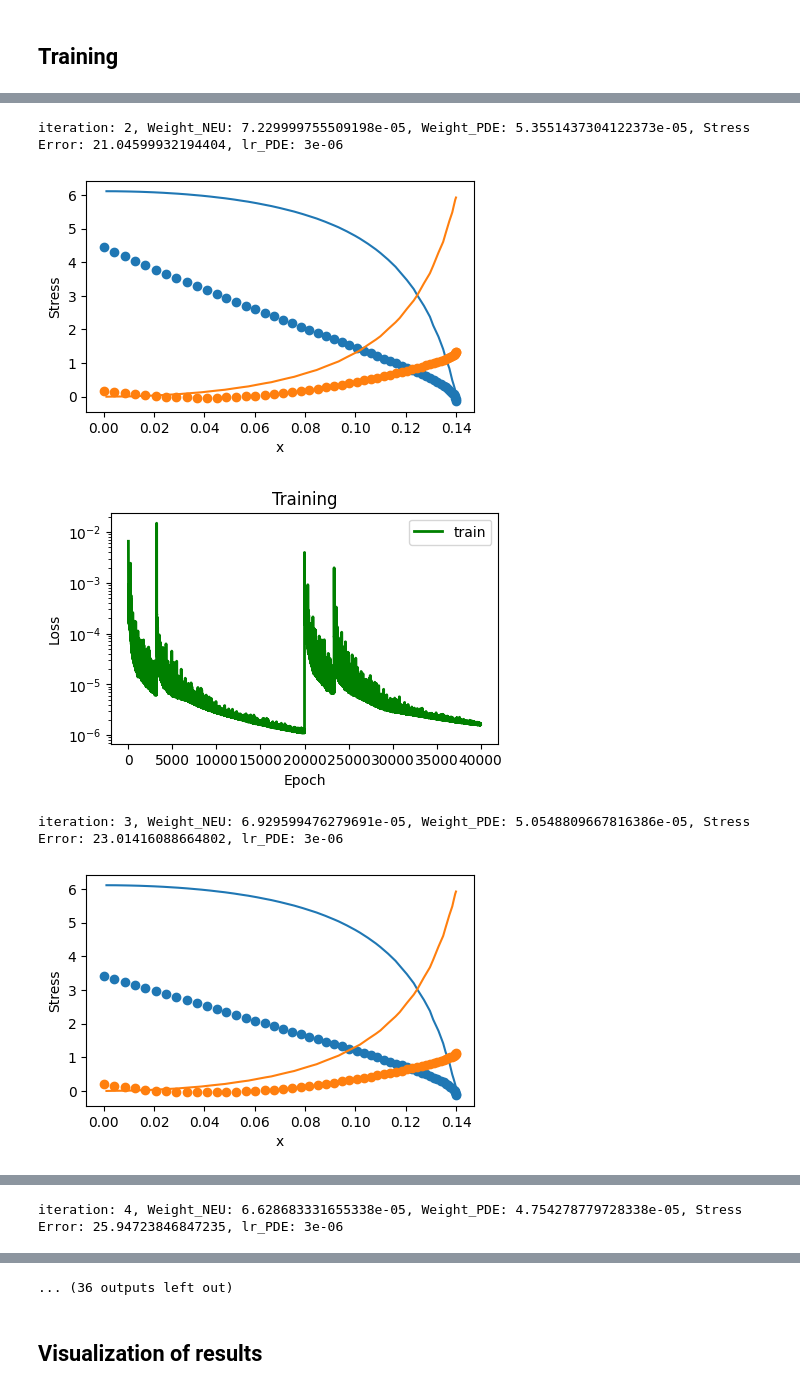
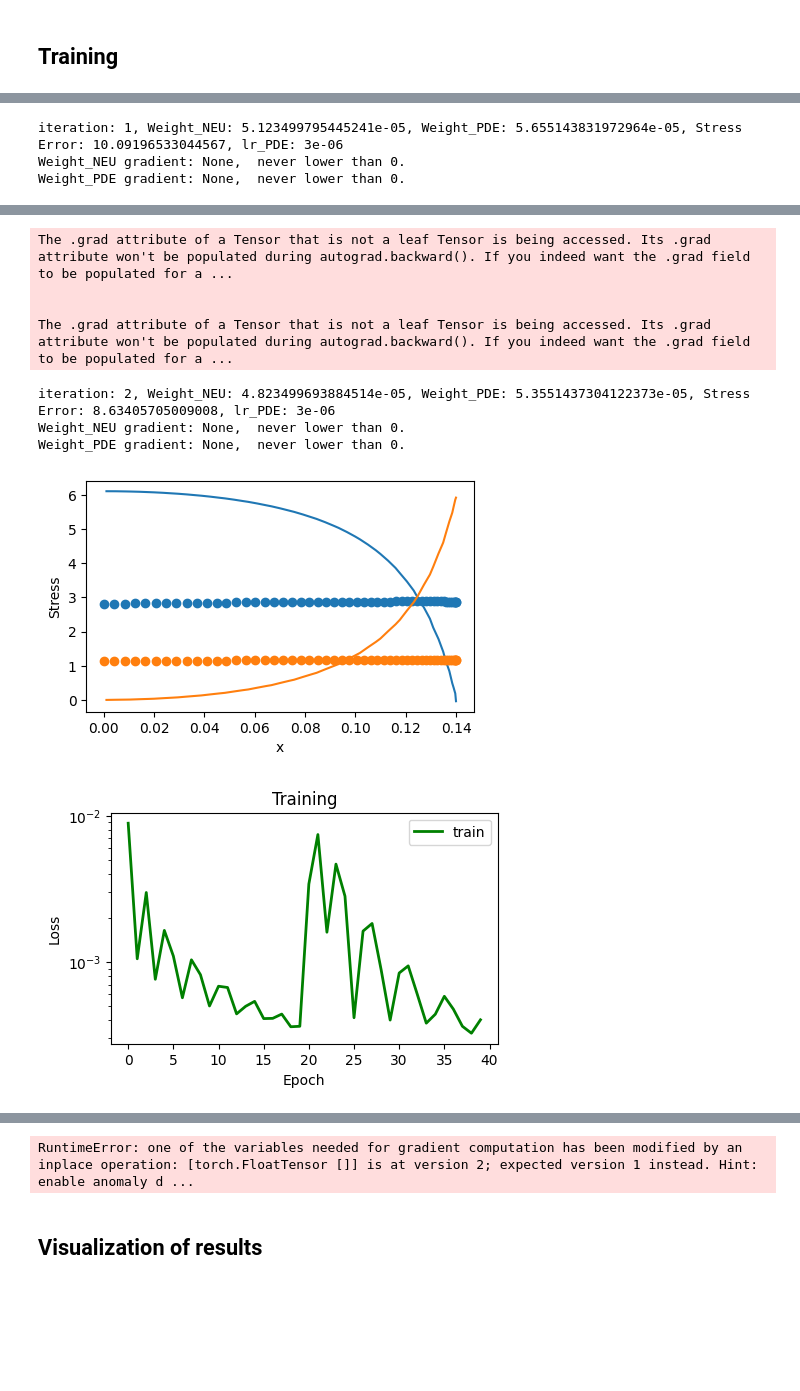
Before and after one commit to sebatomon/PINNs_for_simple_shape_optimization, a Jupyter notebook: new_torch.ipynb, the cells around one changed output, grey strips where cells are left out. Saved outputs shown, nothing was run; the diff lists cells and outputs as text; code cells hidden in the pictures; blank space fills up the shorter version.

Commit message:
second try hyperoptimization (now with clamping)

```diff
--- a/new_torch.ipynb
+++ b/new_torch.ipynb
@@ -35,10 +35,10 @@ Ry = R**2 / Rx
 # Number of points for one boundary
 N = 25
 # Number of collocation points
-collo_number = 1024
+collo_number = 512
 
 # Number of hidden neurons
-hn = 60 #previous value hn->50
+hn = 30 #previous value hn->50
 
 # Weight of PDE loss
 # W_PDE = 0.00001 #previous value -> 0.001
@@ -142,8 +142,6 @@ class Net(torch.nn.Module):
         self.hidden_layer2 = torch.nn.Linear(hn, hn)
         self.hidden_layer3 = torch.nn.Linear(hn, hn)
         self.hidden_layer4 = torch.nn.Linear(hn, hn)
-        self.hidden_layer5 = torch.nn.Linear(hn, hn)
-        self.hidden_layer6 = torch.nn.Linear(hn, hn)
         self.output_layer = torch.nn.Linear(hn, 2)
 
     def forward(self, inputs):
@@ -151,9 +149,7 @@ class Net(torch.nn.Module):
         layer2_out = torch.tanh(self.hidden_layer2(layer1_out))
         layer3_out = torch.tanh(self.hidden_layer3(layer2_out))
         layer4_out = torch.tanh(self.hidden_layer4(layer3_out))
-        layer5_out = torch.tanh(self.hidden_layer5(layer4_out))
-        layer6_out = torch.tanh(self.hidden_layer6(layer5_out))
-        output = self.output_layer(layer6_out)
+        output = self.output_layer(layer4_out)
         return output
 
 #reset all network parameters
@@ -267,15 +263,14 @@ def compute_physics_losses(complete_collo):
 ## Training
 # %%
 # Epochs
-epochs_adam = 20000 #2.5-3it/s -> 7min #previous value -> 5600
+epochs_adam = 20 #2.5-3it/s -> 7min #previous value -> 5600
 epochs_lbfgs = 0
 # Batch size
 batch_size = 256 #previous value 64
 # Learning rate
 lr = 0.005 #previous value -> 0.005
 weight_lr = 8.0e-07 #previous value -> 0.00001
-lr_NEU = 3.0e-06
-lr_PDE = 3.0e-06
+lr_weights = 3.0e-06
 # Scheduler step width
 scheduler_step = 500
 # Gamma factor of scheduler
@@ -318,9 +313,9 @@ y_stress_y = f_stress_y(x_new)
 # Weight_PDE = torch.nn.Parameter(torch.tensor(8.0e-06), requires_grad=True)
 #iteration: 26, Weight_NEU: 1.8841683879627231e-06, Weight_PDE: 3.1355081392423563e-06, Stress Error: 6.01981784519743, , lr: 7.700431458051553e-08
 
-#Weight_NEU und Weight_PDE als PyTorch nn parameter
-Weight_NEU = torch.nn.Parameter(torch.tensor(7.53e-05, requires_grad=True, device=device)) #previous value -> 5.551547019422287e-06
-Weight_PDE = torch.nn.Parameter(torch.tensor(5.655143705647788e-05, requires_grad=True, device=device)) #previous value -> 1.655143705647788e-06
+#Weight_NEU and Weight_PDE for hyperparameter optimization
+Weight_NEU = torch.tensor(5.123499795445241e-05, requires_grad=True, device=device) #previous value -> 5.551547019422287e-06
+Weight_PDE = torch.tensor(5.655143705647788e-05, requires_grad=True, device=device) #previous value -> 1.655143705647788e-06
 
 
 
@@ -333,7 +328,7 @@ def train_weights(W_neu, W_pde):
     net.apply(weight_reset)
 
     #optimizer with parameter of nn and weights for optimization
-    optimizer = torch.optim.Adam(net.parameters(), lr=lr)
+    optimizer = torch.optim.Adam(net.parameters(), lr=lr, differentiable= False)
     scheduler = StepLR(optimizer, step_size=scheduler_step, gamma=scheduler_gamma)
     #scheduler = ExponentialLR(optimizer, gamma=exponential_gamma)
     for epoch in tqdm(range(epochs_adam)):
@@ -363,8 +358,8 @@ def train_weights(W_neu, W_pde):
 
             loss = (
                 dirichlet_losses
-                + torch.abs(W_neu) * neumann_losses #previous version: torch.abs(W_neu)
-                + torch.abs(W_pde) * pde_l #previous version: torch.abs(W_pde)
+                + W_neu * neumann_losses #previous version: torch.abs(W_neu)
+                + W_pde * pde_l #previous version: torch.abs(W_pde)
             )
 
             # Make optimization step after batch
@@ -381,33 +376,30 @@ def train_weights(W_neu, W_pde):
 
     # compare computed stressError(PINN) with actual stressError
     stress_hole = torch.vmap(sigma)(hole)
-    #stressError = mse(stress_hole[:, 0, 0], torch.tensor(y_stress_x, device=device)) + mse(stress_hole[:, 1, 1], torch.tensor(y_stress_y, device=device))
+    stressError = mse(stress_hole[:, 0, 0], torch.tensor(y_stress_x, device=device)) + mse(stress_hole[:, 1, 1], torch.tensor(y_stress_y, device=device))
     #compare just a single point of y_stress_y (stress value of 6.0)
-    stressError = mse(stress_hole[:, 1, 1][0], torch.tensor(y_stress_y[0], device=device))
+    #stressError = mse(stress_hole[:, 1, 1][0], torch.tensor(y_stress_y[0], device=device))
     return stressError
 
 
 
-optimizer_NEU = torch.optim.Adam([Weight_NEU], lr=lr_NEU)
-optimizer_PDE = torch.optim.Adam([Weight_PDE], lr=lr_PDE)
-scheduler_NEU = StepLR(optimizer_NEU, step_size=10, gamma=0.9)
-scheduler_PDE = StepLR(optimizer_PDE, step_size=10, gamma=0.9)
+optimizer_weights = torch.optim.Adam([Weight_NEU, Weight_PDE], lr=lr_weights)
+scheduler_weights = StepLR(optimizer_weights, step_size=10, gamma=0.9)
 for i in range(testruns):
-    if Weight_NEU.item() <= 1e-07:
-        print(f"Weight_NEU is lower than 1e-07, Weight_NEU: {Weight_NEU.item()},  Weight_NEU changed to 1e-07. Weight_PDE: {Weight_PDE.item()}")
-        Weight_NEU = torch.nn.Parameter(torch.tensor(1e-07, requires_grad=True, device=device))
-    if Weight_PDE.item() <= 1e-07:
-        print(f"Weight_PDE is lower than 1e-07, Weight_PDE: {Weight_PDE.item()},  Weight_PDE changed to 1e-07. Weight_NEU: {Weight_NEU.item()}")
-        Weight_PDE = torch.nn.Parameter(torch.tensor(1e-07, requires_grad=True, device=device))
-    optimizer_NEU.zero_grad()
-    optimizer_PDE.zero_grad()
+
+    optimizer_weights.zero_grad()
     mse_error = train_weights(Weight_NEU, Weight_PDE)
 
     # print weights and stress error
-    print(f"iteration: {i+1}, Weight_NEU: {Weight_NEU.item()}, Weight_PDE: {Weight_PDE.item()}, Stress Error: {mse_error.item()}, lr_PDE: {optimizer_PDE.param_groups[0]['lr']}")#, lr_PDE: {optimizer_PDE.param_groups[0]['lr']}")
+    print(f"iteration: {i+1}, Weight_NEU: {Weight_NEU.item()}, Weight_PDE: {Weight_PDE.item()}, Stress Error: {mse_error.item()}, lr_PDE: {optimizer_weights.param_groups[0]['lr']}")#, lr_PDE: {optimizer_PDE.param_groups[0]['lr']}")
     mse_error.backward(retain_graph=True)
-    optimizer_NEU.step()
-    optimizer_PDE.step()
+    optimizer_weights.step()
+
+    Weight_NEU = torch.clamp(Weight_NEU, min=0.0)
+    Weight_PDE = torch.clamp(Weight_PDE, min=0.0)
+    print(f"Weight_NEU gradient: {Weight_NEU.grad},  never lower than 0.")
+    print(f"Weight_PDE gradient: {Weight_PDE.grad},  never lower than 0.")
+
 
     with torch.autograd.no_grad():
         weight_history.append(float(mse_error.data))
@@ -433,0 +429,3 @@ iteration: 1, Weight_NEU: 7.529999857069924e-05, Weight_PDE: 5.655143831972964e-
+iteration: 1, Weight_NEU: 5.123499795445241e-05, Weight_PDE: 5.655143831972964e-05, Stress Error: 10.09196533044567, lr_PDE: 3e-06
+Weight_NEU gradient: None,  never lower than 0.
+Weight_PDE gradient: None,  never lower than 0.
@@ -436,5 +434,9 @@ iteration: 1, Weight_NEU: 7.529999857069924e-05, Weight_PDE: 5.655143831972964e-
-iteration: 2, Weight_NEU: 7.229999755509198e-05, Weight_PDE: 5.3551437304122373e-05, Stress Error: 21.04599932194404, lr_PDE: 3e-06
+The .grad attribute of a Tensor that is not a leaf Tensor is being accessed. Its .grad attribute won't be populated during autograd.backward(). If you indeed want the .grad field to be populated for a ...
+
+
+The .grad attribute of a Tensor that is not a leaf Tensor is being accessed. Its .grad attribute won't be populated during autograd.backward(). If you indeed want the .grad field to be populated for a ...
+iteration: 2, Weight_NEU: 4.823499693884514e-05, Weight_PDE: 5.3551437304122373e-05, Stress Error: 8.63405705009008, lr_PDE: 3e-06
+Weight_NEU gradient: None,  never lower than 0.
+Weight_PDE gradient: None,  never lower than 0.
-[figure, old version]
+[figure, new version]
-[figure, old version]
+[figure, new version]
-iteration: 3, Weight_NEU: 6.929599476279691e-05, Weight_PDE: 5.0548809667816386e-05, Stress Error: 23.01416088664802, lr_PDE: 3e-06
-[figure, removed]
@@ -442 +442,0 @@ iteration: 3, Weight_NEU: 6.929599476279691e-05, Weight_PDE: 5.0548809667816386e
-iteration: 4, Weight_NEU: 6.628683331655338e-05, Weight_PDE: 4.754278779728338e-05, Stress Error: 25.94723846847235, lr_PDE: 3e-06
@@ -445,4 +443,4 @@ iteration: 4, Weight_NEU: 6.628683331655338e-05, Weight_PDE: 4.754278779728338e-
-... (36 outputs left out)
+RuntimeError: one of the variables needed for gradient computation has been modified by an inplace operation: [torch.FloatTensor []] is at version 2; expected version 1 instead. Hint: enable anomaly d ...
 # %% [markdown]
 ## Visualization of results
 # %%
```
Also changed, not shown: parts of 3 cells of this notebook.
